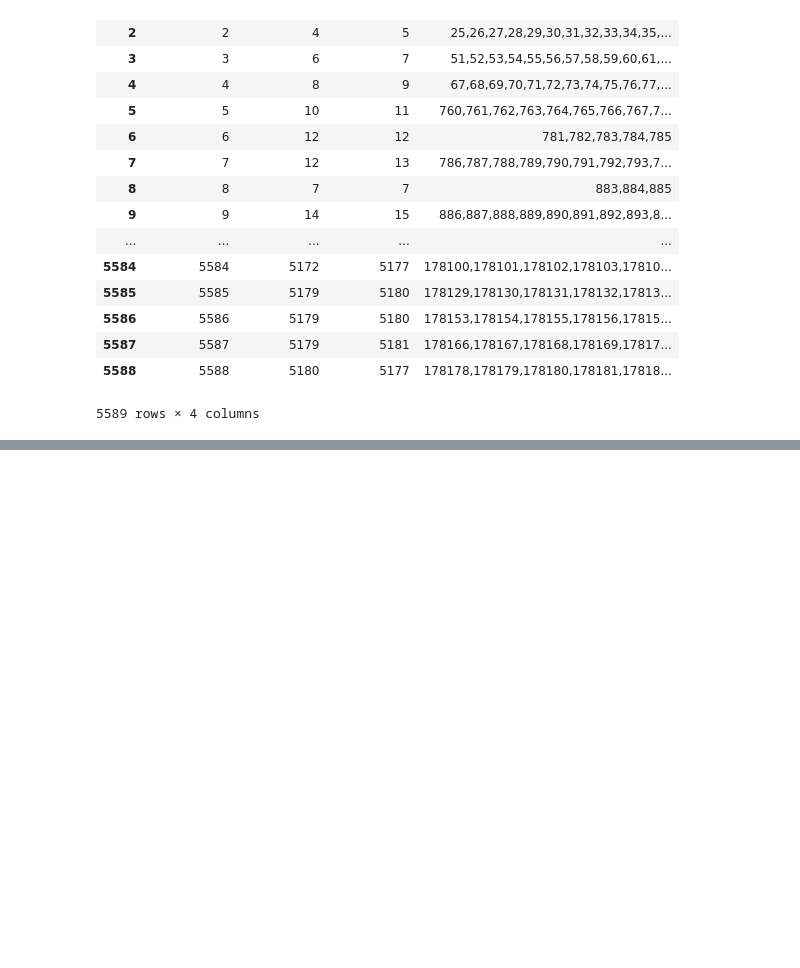
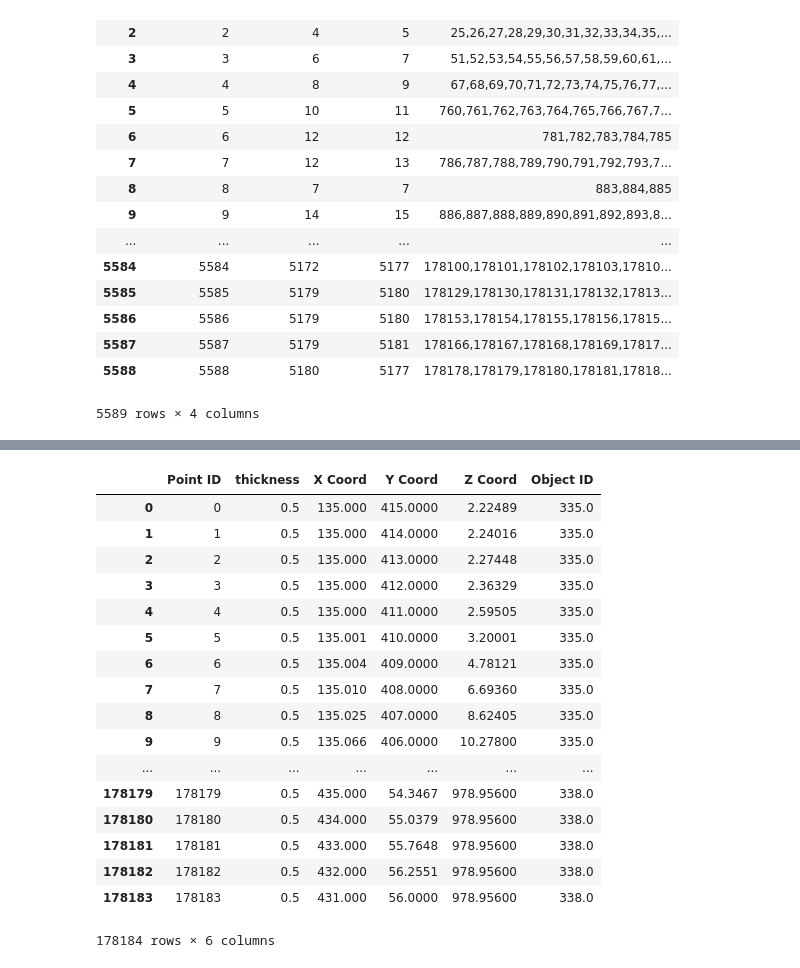
Before and after one commit to haneensa/Abstractocyte, a Jupyter notebook: scripts/label_skeleton.ipynb, the cells around one changed output, grey strips where cells are left out. Cells and saved outputs as stored; diff of their text form; code cells hidden in the pictures; blank space fills up the shorter version.

```diff
--- a/scripts/label_skeleton.ipynb
+++ b/scripts/label_skeleton.ipynb
@@ -158,9 +182,9 @@ Min:  9 11 2.2249 5.0
 # %%
-df_nodes_ids = pd.read_csv('../data/segmentation_skeleton_info/m3_nodes_Ids.csv')
+df_nodes_ids = pd.read_csv(base_directory + '/nodes_Ids.csv')
 df_nodes_ids # I want a hash function on node ID and Objet ID as value
 nodes_id_dict = df_nodes_ids.set_index('Node ID')['Object ID'].to_dict()
 # %%
-df_segments = pd.read_csv('../data/segmentation_skeleton_info/m3_.segments.csv')
+df_segments = pd.read_csv(base_directory + '/segments.csv')
 # %%
 df_segments
 # %% [output]
@@ -255,6 +279,6 @@ df_segments_ids
 def getPointID(x):
     return pointID_objID[str(x)]
 
-df_points = pd.read_csv('../data/segmentation_skeleton_info/m3_points.csv')
+df_points = pd.read_csv(base_directory + '/points.csv')
 df_points['Object ID'] = df_points['Point ID'].apply(getPointID)
 # %%
@@ -261,0 +286,21 @@ df_points.to_csv('../data/m3_points_ids.csv',  index=False)
+# %%
+df_points
+# %% [output]
+|  | Point ID | thickness | X Coord | Y Coord | Z Coord | Object ID |
+| 0 | 0 | 0.5 | 135.000 | 415.0000 | 2.22489 | 335.0 |
+| 1 | 1 | 0.5 | 135.000 | 414.0000 | 2.24016 | 335.0 |
+| 2 | 2 | 0.5 | 135.000 | 413.0000 | 2.27448 | 335.0 |
+| 3 | 3 | 0.5 | 135.000 | 412.0000 | 2.36329 | 335.0 |
+| 4 | 4 | 0.5 | 135.000 | 411.0000 | 2.59505 | 335.0 |
+| 5 | 5 | 0.5 | 135.001 | 410.0000 | 3.20001 | 335.0 |
+| 6 | 6 | 0.5 | 135.004 | 409.0000 | 4.78121 | 335.0 |
+| 7 | 7 | 0.5 | 135.010 | 408.0000 | 6.69360 | 335.0 |
+| 8 | 8 | 0.5 | 135.025 | 407.0000 | 8.62405 | 335.0 |
+| 9 | 9 | 0.5 | 135.066 | 406.0000 | 10.27800 | 335.0 |
+| ... | ... | ... | ... | ... | ... | ... |
+| 178179 | 178179 | 0.5 | 435.000 | 54.3467 | 978.95600 | 338.0 |
+| 178180 | 178180 | 0.5 | 434.000 | 55.0379 | 978.95600 | 338.0 |
+| 178181 | 178181 | 0.5 | 433.000 | 55.7648 | 978.95600 | 338.0 |
+| 178182 | 178182 | 0.5 | 432.000 | 56.2551 | 978.95600 | 338.0 |
+| 178183 | 178183 | 0.5 | 431.000 | 56.0000 | 978.95600 | 338.0 |
+178184 rows × 6 columns
```
Also changed, not shown: parts of 8 cells of this notebook, 21 other files.
